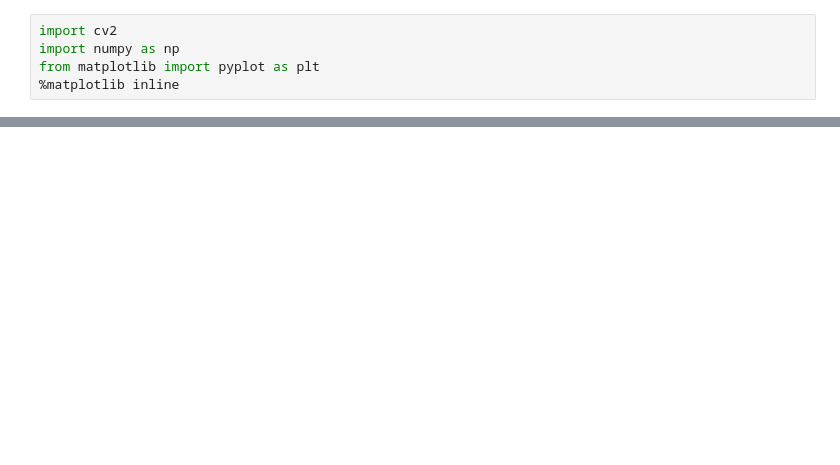
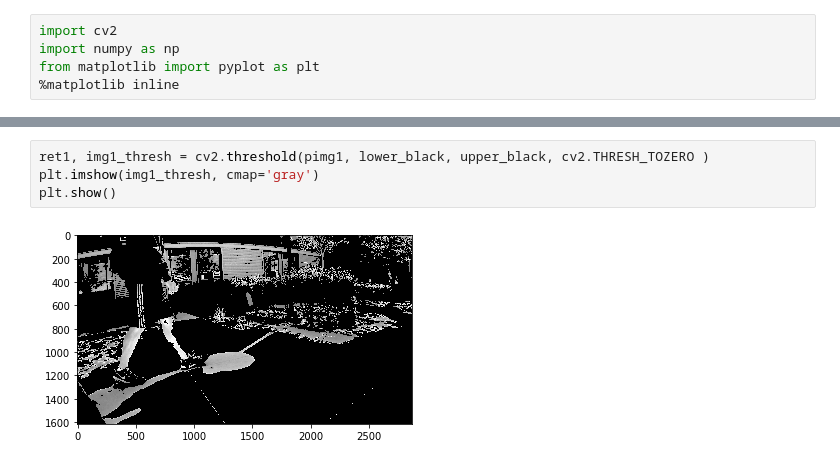
Before and after one commit to luoken/Shoe-detector, a Jupyter notebook: utils/Testing.ipynb, the cells around one changed output, grey strips where cells are left out. Cells and saved outputs as stored; diff of their text form; blank space fills up the shorter version.

```diff
--- a/utils/Testing.ipynb
+++ b/utils/Testing.ipynb
@@ -26,0 +55,6 @@ plt.show()
+# %%
+ret1, img1_thresh = cv2.threshold(pimg1, lower_black, upper_black, cv2.THRESH_TOZERO )
+plt.imshow(img1_thresh, cmap='gray')
+plt.show()
+# %% [output]
+[figure, added]
```
Also changed, not shown: parts of 16 cells of this notebook.
